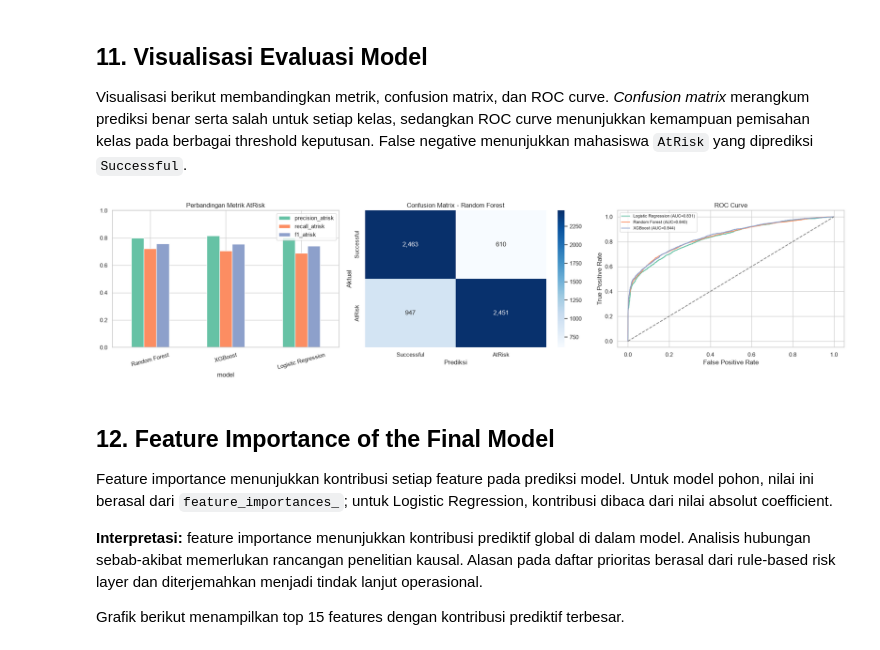
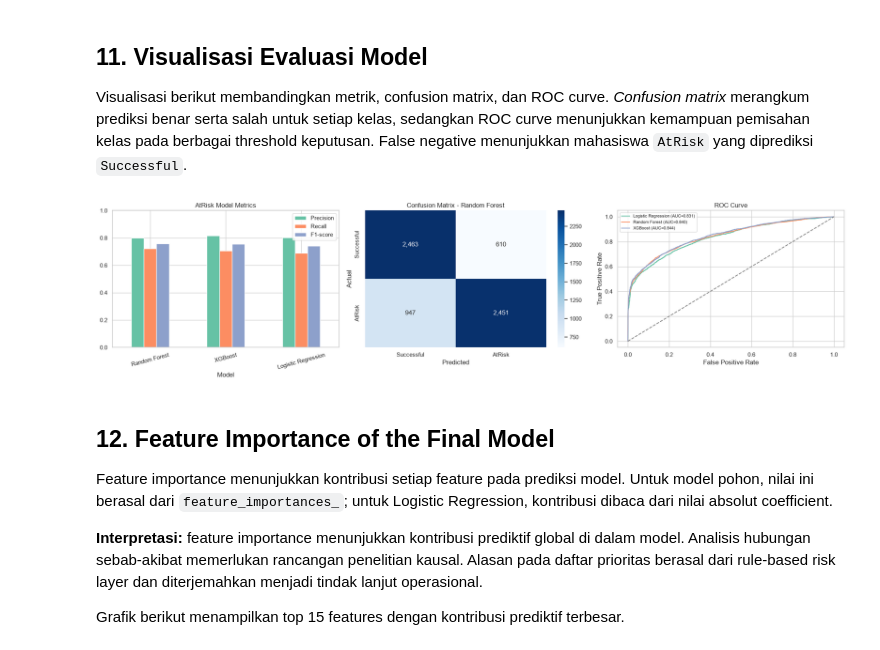
Before and after one commit to riskihajar/data-viz-bi, a Jupyter notebook: notebooks/oulad_early_warning_dvbi_colab.ipynb, the cells around one changed output. Saved outputs shown, nothing was run; the diff lists cells and outputs as text; code cells hidden in the pictures.

```diff
--- a/notebooks/oulad_early_warning_dvbi_colab.ipynb
+++ b/notebooks/oulad_early_warning_dvbi_colab.ipynb
@@ -712,26 +713,28 @@ Visualisasi berikut membandingkan metrik, confusion matrix, dan ROC curve. *Conf
 # %%
 # Siapkan tiga panel visual: perbandingan metrik, confusion matrix, dan ROC curve.
 fig, axes = plt.subplots(1, 3, figsize=(20, 5))
-test_results[['precision_atrisk', 'recall_atrisk', 'f1_atrisk']].plot(kind='bar', ax=axes[0])
-axes[0].set_title('Perbandingan Metrik AtRisk'); axes[0].set_ylim(0, 1); axes[0].tick_params(axis='x', rotation=15)
+metric_labels = {'precision_atrisk': 'Precision', 'recall_atrisk': 'Recall', 'f1_atrisk': 'F1-score'}
+test_results[list(metric_labels)].rename(columns=metric_labels).plot(kind='bar', ax=axes[0])
+axes[0].set_title('AtRisk Model Metrics'); axes[0].set_ylim(0, 1); axes[0].tick_params(axis='x', rotation=15)
+axes[0].set_xlabel('Model')
 
 # Confusion matrix menunjukkan kombinasi prediksi benar dan salah untuk model terbaik.
 cm_best = confusion_matrix(y_test, best_pred)
 sns.heatmap(cm_best, annot=True, fmt=',d', cmap='Blues', ax=axes[1],
             xticklabels=['Successful', 'AtRisk'], yticklabels=['Successful', 'AtRisk'])
 axes[1].set_title(f'Confusion Matrix - {best_model_name}')
-axes[1].set_xlabel('Prediksi'); axes[1].set_ylabel('Aktual')
+axes[1].set_xlabel('Predicted'); axes[1].set_ylabel('Actual')
 
 # ROC curve membandingkan kemampuan pemeringkatan risiko dari setiap model.
 for name, prob in test_probabilities.items():
     fpr, tpr, _ = roc_curve(y_test, prob)
     axes[2].plot(fpr, tpr, label=f"{name} (AUC={roc_auc_score(y_test, prob):.3f})")
 axes[2].plot([0, 1], [0, 1], '--', color='gray')
 axes[2].set_title('ROC Curve'); axes[2].set_xlabel('False Positive Rate'); axes[2].set_ylabel('True Positive Rate')
 axes[2].legend(fontsize=8)
 plt.tight_layout(); plt.show()
 # %% [output]
-[figure, old version]
+[figure, new version]
 # %% [markdown]
 ## 12. Feature Importance of the Final Model
 
```
Also changed, not shown: parts of 3 cells of this notebook, 21 other files.
